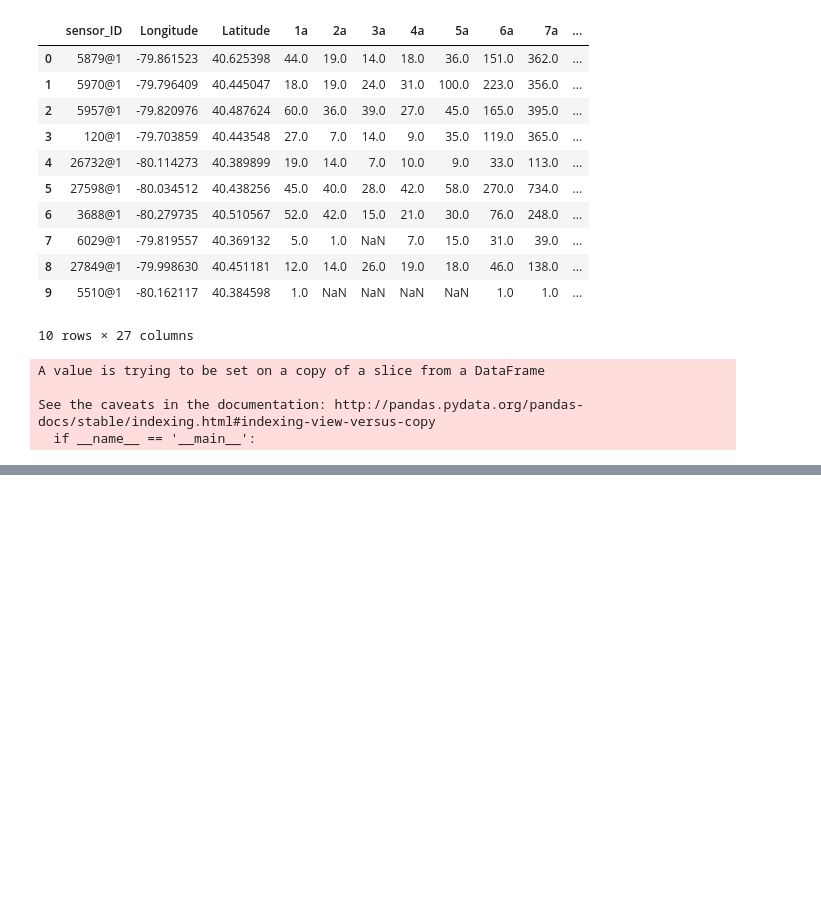
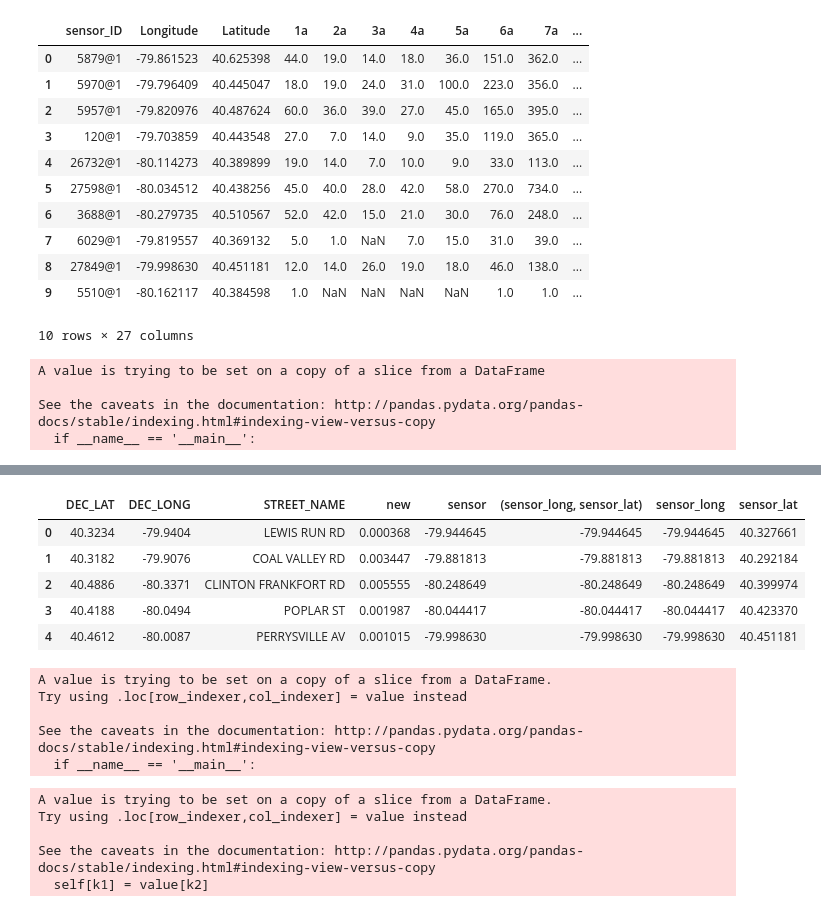
Before and after one commit to amgupta4/Springboard, a Jupyter notebook: Capstone Data Wrangling.ipynb, the cells around one changed output, grey strips where cells are left out. Drawn from its saved outputs; the diff is of its cells as text; code cells hidden in the pictures; blank space fills up the shorter version.

Commit message:
Non-ideal approach for closest sensor

```diff
--- a/Capstone Data Wrangling.ipynb
+++ b/Capstone Data Wrangling.ipynb
@@ -450,0 +465,26 @@ Name: 428, dtype: object
+# %%
+crash_location.reset_index(drop = True, inplace = True);
+crash_location.head()
+# %% [output]
+|  | DEC_LAT | DEC_LONG | STREET_NAME | new | sensor | (sensor_long, sensor_lat) | sensor_long | sensor_lat |
+| 0 | 40.3234 | -79.9404 | LEWIS RUN RD | 0.000368 | -79.944645 | -79.944645 | -79.944645 | 40.327661 |
+| 1 | 40.3182 | -79.9076 | COAL VALLEY RD | 0.003447 | -79.881813 | -79.881813 | -79.881813 | 40.292184 |
+| 2 | 40.4886 | -80.3371 | CLINTON FRANKFORT RD | 0.005555 | -80.248649 | -80.248649 | -80.248649 | 40.399974 |
+| 3 | 40.4188 | -80.0494 | POPLAR ST | 0.001987 | -80.044417 | -80.044417 | -80.044417 | 40.423370 |
+| 4 | 40.4612 | -80.0087 | PERRYSVILLE AV | 0.001015 | -79.998630 | -79.998630 | -79.998630 | 40.451181 |
+# %%
+crash_location['euc_distance'] = crash_location.apply(closest_distance, axis = 1)
+# %% [output]
+A value is trying to be set on a copy of a slice from a DataFrame.
+Try using .loc[row_indexer,col_indexer] = value instead
+
+See the caveats in the documentation: http://pandas.pydata.org/pandas-docs/stable/indexing.html#indexing-view-versus-copy
+  if __name__ == '__main__':
+# %%
+crash_location[['sensor_long', 'sensor_lat']] = crash_location.apply(closest_sensor, axis = 1)
+# %% [output]
+A value is trying to be set on a copy of a slice from a DataFrame.
+Try using .loc[row_indexer,col_indexer] = value instead
+
+See the caveats in the documentation: http://pandas.pydata.org/pandas-docs/stable/indexing.html#indexing-view-versus-copy
+  self[k1] = value[k2]
```
Also changed, not shown: parts of 7 cells of this notebook.
